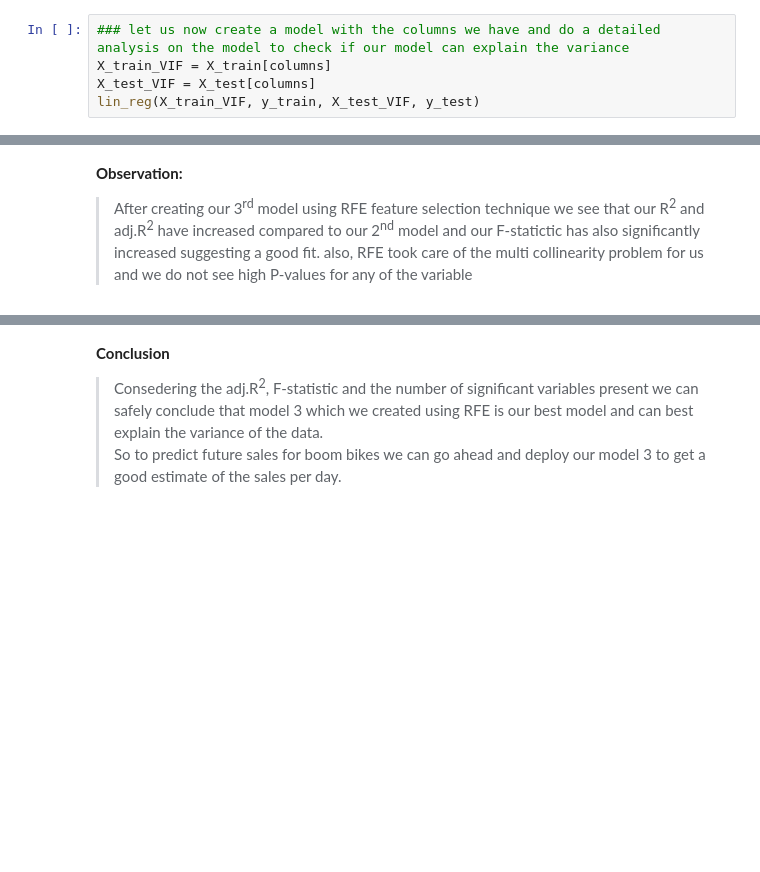
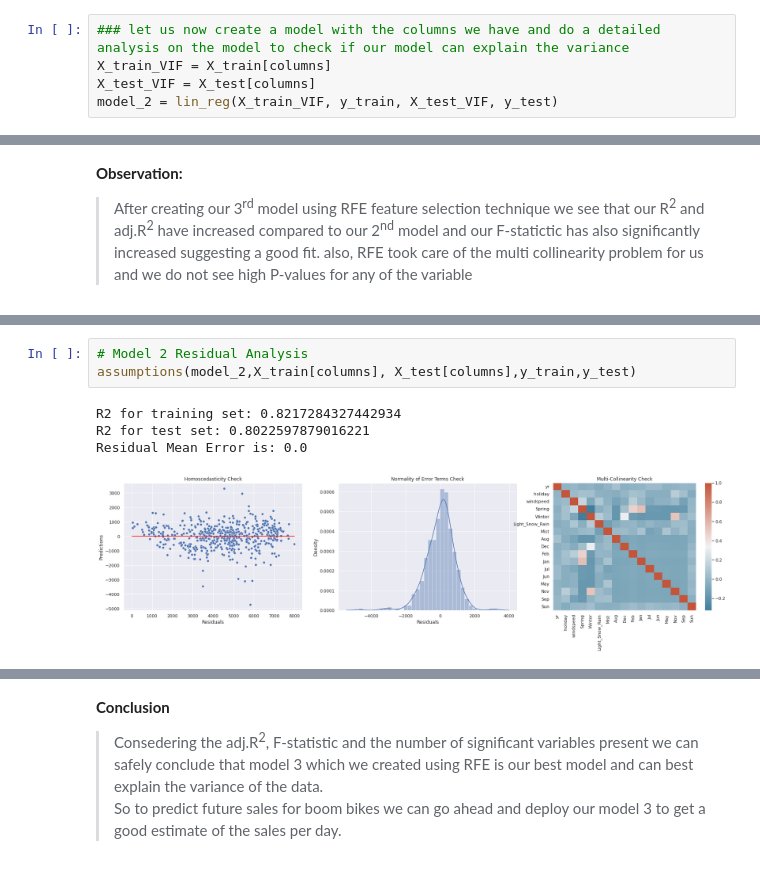
Before and after one commit to aditya-mishra25/Linear_Regression_Boom_Bikes, a Jupyter notebook: Multiple_Linear_Regression_Boom_Bike_Upgrad.ipynb, the cells around one changed output, grey strips where cells are left out. Saved outputs shown, nothing was run; the diff lists cells and outputs as text; blank space fills up the shorter version.

```diff
--- a/Multiple_Linear_Regression_Boom_Bike_Upgrad.ipynb
+++ b/Multiple_Linear_Regression_Boom_Bike_Upgrad.ipynb
@@ -350,7 +366,7 @@ R2 Score of the testing data: 0.8328528859971974
 ### let us now create a model with the columns we have and do a detailed analysis on the model to check if our model can explain the variance
 X_train_VIF = X_train[columns]
 X_test_VIF = X_test[columns]
-lin_reg(X_train_VIF, y_train, X_test_VIF, y_test)
+model_2 = lin_reg(X_train_VIF, y_train, X_test_VIF, y_test)
 # %% [output]
 R2 Score of the training data: 0.8217284327442934
 R2 Score of the testing data: 0.8022597879016221
@@ -415,0 +470,8 @@ Warnings:
+# %%
+# Model 2 Residual Analysis
+assumptions(model_2,X_train[columns], X_test[columns],y_train,y_test)
+# %% [output]
+R2 for training set: 0.8217284327442934
+R2 for test set: 0.8022597879016221
+Residual Mean Error is: 0.0
+[figure, added]
```
Also changed, not shown: parts of 13 cells of this notebook.
